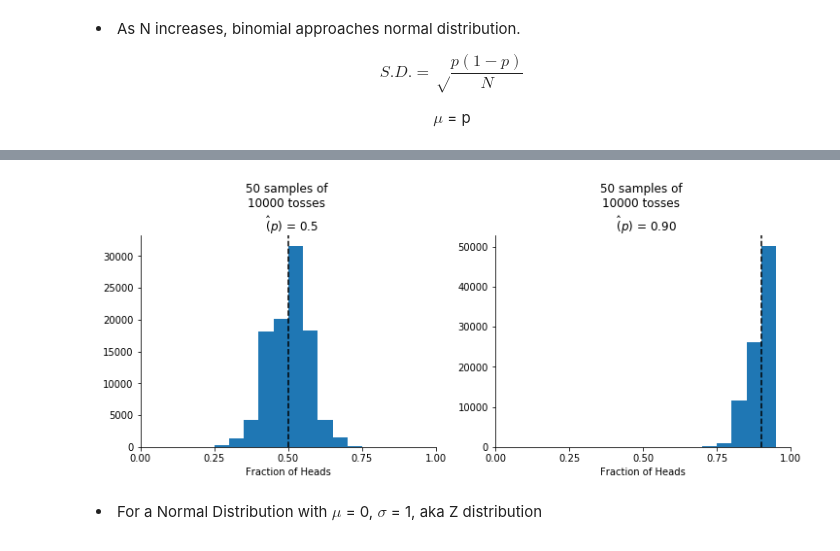
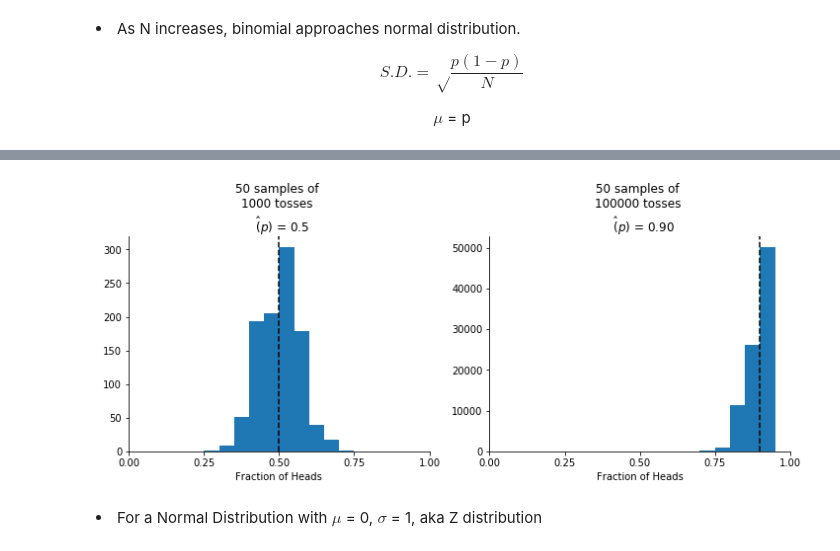
Before and after one commit to joshipras/moocs, a Jupyter notebook: udacity_ab_testing/1. Overview of AB Testing.ipynb, the cells around one changed output, grey strips where cells are left out. Cells and saved outputs as stored; diff of their text form; code cells hidden in the pictures.

```diff
--- a/udacity_ab_testing/1. Overview of AB Testing.ipynb
+++ b/udacity_ab_testing/1. Overview of AB Testing.ipynb
@@ -189,7 +189,7 @@ p1=0.5
 p2 = 0.90
 
 n1=50
-size=100000
+size=1000
 x1=np.random.binomial(n=n1, p=p1, size=size)
 x1=x1/50
 
@@ -197,36 +197,36 @@ n2=50
 size=100000
 x2=np.random.binomial(n=n2, p=p2, size=size)
 x2=x2/50
 
 
 plt.figure(figsize=(12,4))
 ax1 = plt.subplot(121)
 plt.hist(x1,bins=np.arange(0, 1, 0.05))
 plt.xlim(0,1)
 plt.xticks(np.arange(0, 1.25, 0.25))
 plt.xlabel('Fraction of Heads')
-plt.title('50 samples of \n10000 tosses \n  $\hat(p)$ = 0.5')
+plt.title('50 samples of \n1000 tosses \n  $\hat(p)$ = 0.5')
 ax1.spines["top"].set_visible(False)
 ax1.spines["right"].set_visible(False)
 ax1.axvline(x1.mean(), color = 'black', ls='--')
 
 
 ax2 = plt.subplot(122)
 plt.hist(x2, bins = np.arange(0, 1, 0.05))
 plt.xlim(0,1)
 plt.xticks(np.arange(0, 1.25, 0.25))
 plt.xlabel('Fraction of Heads')
-plt.title('50 samples of \n10000 tosses \n  $\hat(p)$ = 0.90')
+plt.title('50 samples of \n100000 tosses \n  $\hat(p)$ = 0.90')
 ax2.spines["top"].set_visible(False)
 ax2.spines["right"].set_visible(False)
 ax2.axvline(x2.mean(), color = 'black', ls='--')
 
 
 
 
 plt.show()
 # %% [output]
-[figure, old version]
+[figure, new version]
 # %% [markdown]
 <li> For a Normal Distribution with $\mu$ = 0, $\sigma$ = 1, aka Z distribution
 # %%
```
Also changed, not shown: parts of 10 cells of this notebook.
